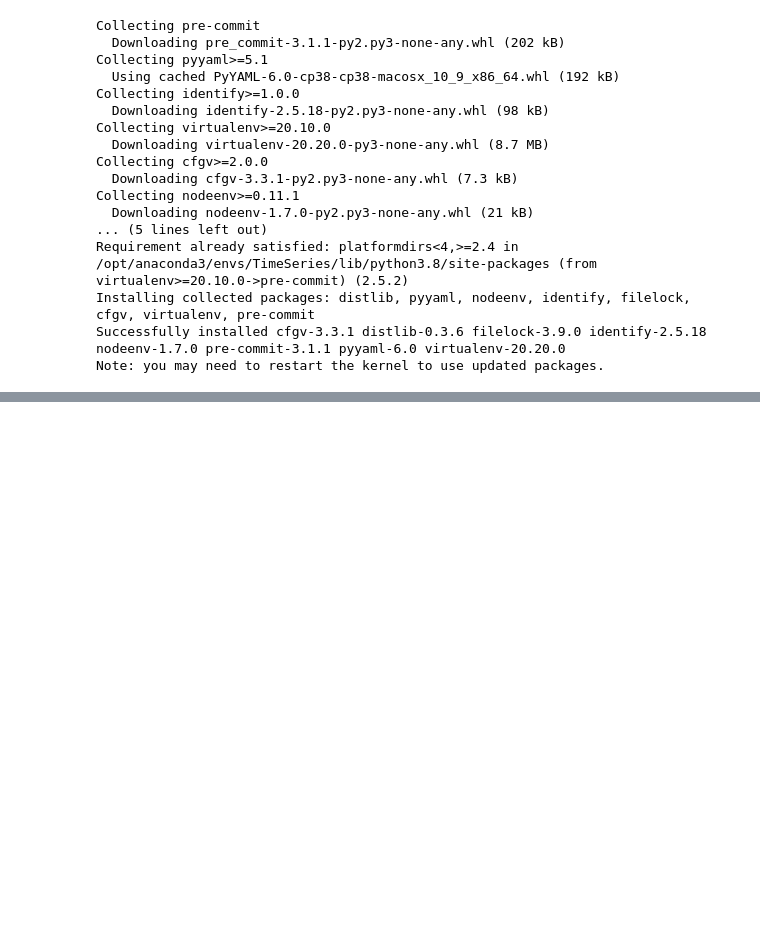
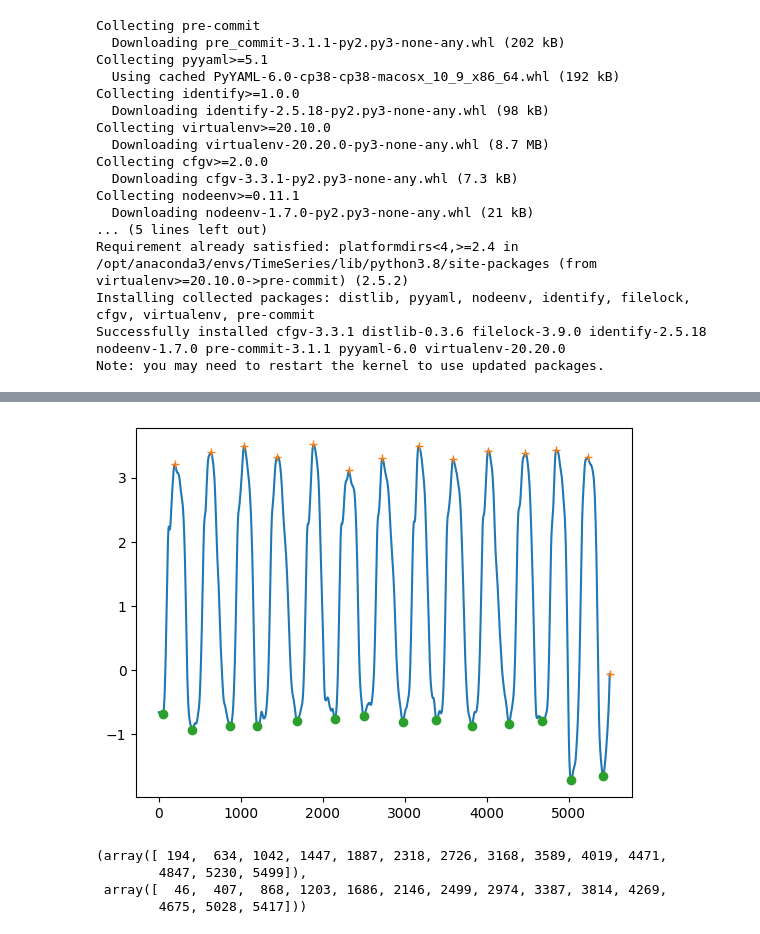
Before and after one commit to Rima-ag/breathmetrics-python, a Jupyter notebook: demo.ipynb, the cells around one changed output, grey strips where cells are left out. Saved outputs shown, nothing was run; the diff lists cells and outputs as text; code cells hidden in the pictures; blank space fills up the shorter version.

```diff
--- a/demo.ipynb
+++ b/demo.ipynb
@@ -228,0 +277,18 @@ Note: you may need to restart the kernel to use updated packages.
+# %%
+i = 0
+y = raw_data[0][i :i + 5500]
+fs = 200
+peaks, troughs = find_potential_extrema(y, fs)
+peaks_idx, troughs_idx = pwct(peaks, troughs)
+_ = plt.plot(y)
+_ = plt.plot(peaks_idx, y[peaks_idx], '+')
+_ = plt.plot(troughs_idx, y[troughs_idx], 'o')
+# %% [output]
+[figure, added]
+# %%
+peaks_idx, troughs_idx
+# %% [output]
+(array([ 194,  634, 1042, 1447, 1887, 2318, 2726, 3168, 3589, 4019, 4471,
+        4847, 5230, 5499]),
+ array([  46,  407,  868, 1203, 1686, 2146, 2499, 2974, 3387, 3814, 4269,
+        4675, 5028, 5417]))
```
Also changed, not shown: parts of 8 cells of this notebook, 3 other files.
